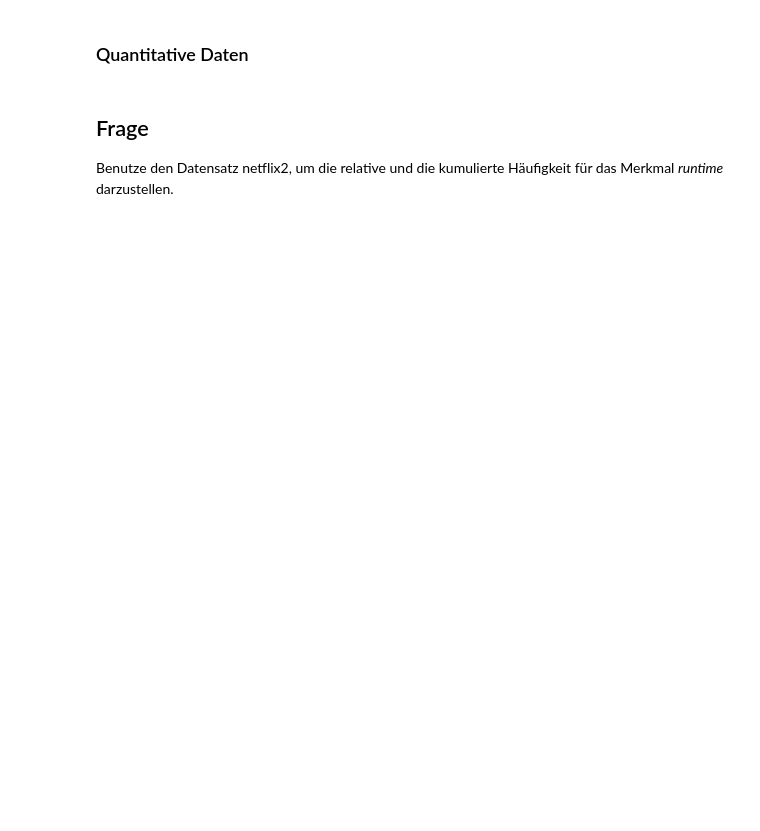
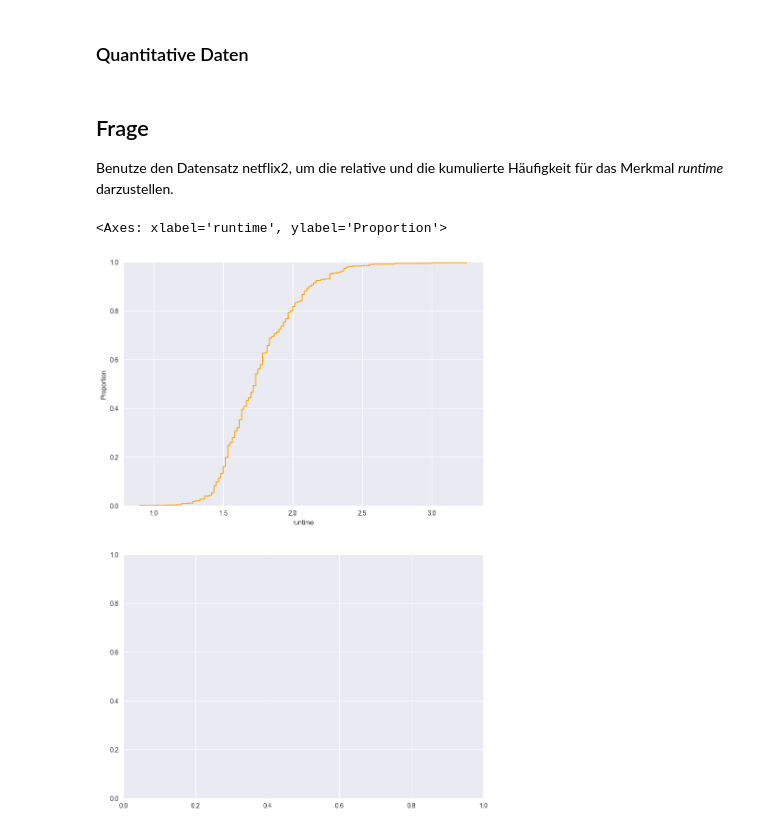
Before and after one commit to lukas3482/wahrscheinlichkeitsrechnung, a Jupyter notebook: haufigkeiten/inClass-häufigkeiten-Student-template.ipynb, the cells around one changed output. Drawn from its saved outputs; the diff is of its cells as text; code cells hidden in the pictures; blank space fills up the shorter version.

```diff
--- a/haufigkeiten/inClass-häufigkeiten-Student-template.ipynb
+++ b/haufigkeiten/inClass-häufigkeiten-Student-template.ipynb
@@ -186,7 +185,17 @@ Text(0.5, 1.0, 'Kumulative Häufigkeit')
 # %%
 # einlesen des Datensatzes
 netflix2 = pd.read_excel('./data/all-weeks-global.xlsx')
+netflix2_films = netflix2[netflix2['category']=='Films (English)']
 # %% [markdown]
 ## Frage
 
 Benutze den Datensatz netflix2, um die relative und die kumulierte Häufigkeit für das Merkmal *runtime* darzustellen.
+# %%
+#                       Reihen      Spalten
+fig, axs = plt.subplots(nrows=2, ncols=1,figsize=(10,15))
+# sea.countplot(data=netflix2, x='runtime', ax=axs[0], color='deeppink')
+# sea.countplot(data=netflix2, x='runtime', stat='percent', ax=axs[1])
+sea.ecdfplot(data=netflix2_films, x='runtime', ax=axs[0], color='orange')
+# %% [output]
+<Axes: xlabel='runtime', ylabel='Proportion'>
+[figure, added]
```
Also changed, not shown: parts of 2 cells of this notebook.
